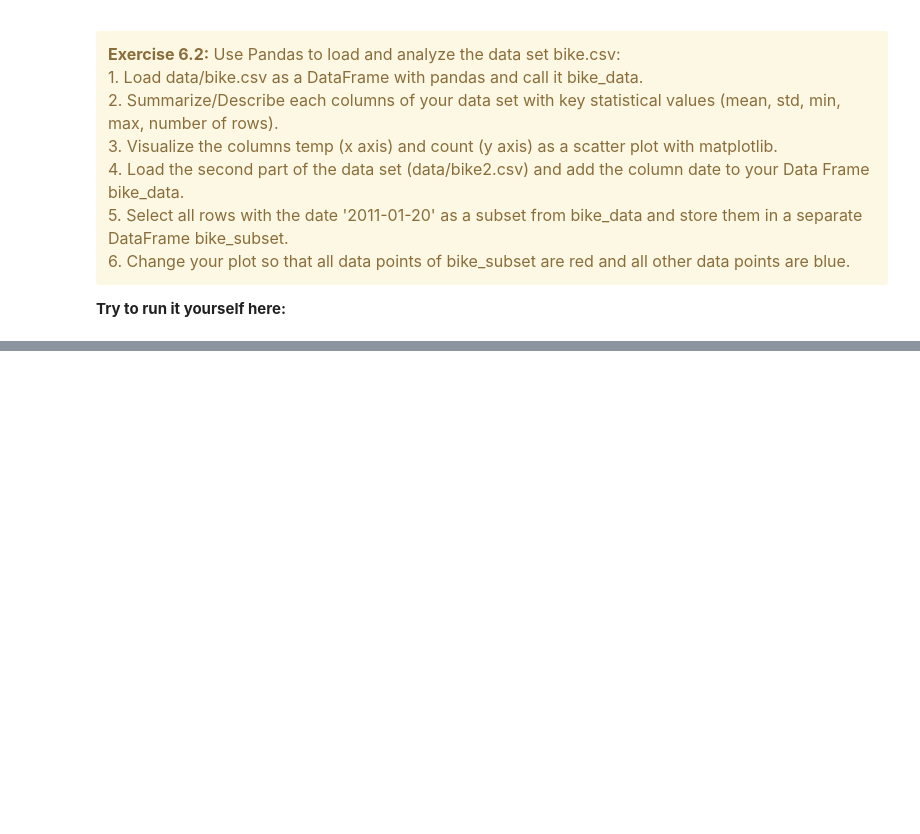
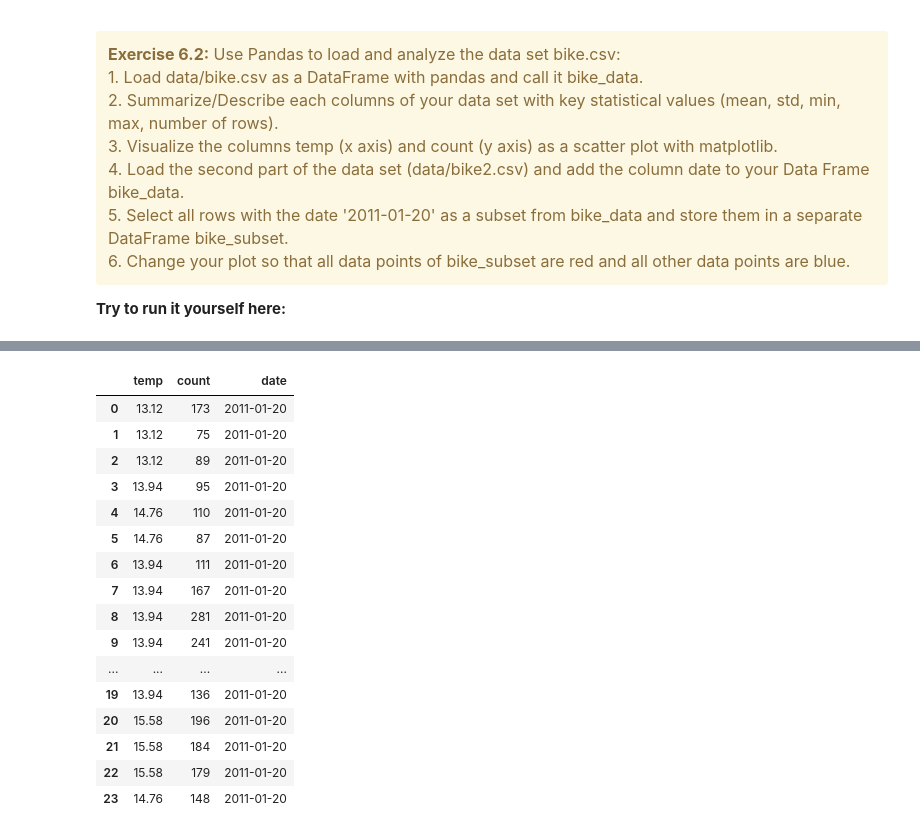
Before and after one commit to DataCompetency/PythonAdvanced, a Jupyter notebook: Session_3/Session3.ipynb, the cells around one changed output, grey strips where cells are left out. Cells and saved outputs as stored; diff of their text form; code cells hidden in the pictures; blank space fills up the shorter version.

```diff
--- a/Session_3/Session3.ipynb
+++ b/Session_3/Session3.ipynb
@@ -749,0 +858,20 @@ Use Pandas to load and analyze the data set bike.csv:<br>
+# %%
+bike_data_subset
+# %% [output]
+|  | temp | count | date |
+| 0 | 13.12 | 173 | 2011-01-20 |
+| 1 | 13.12 | 75 | 2011-01-20 |
+| 2 | 13.12 | 89 | 2011-01-20 |
+| 3 | 13.94 | 95 | 2011-01-20 |
+| 4 | 14.76 | 110 | 2011-01-20 |
+| 5 | 14.76 | 87 | 2011-01-20 |
+| 6 | 13.94 | 111 | 2011-01-20 |
+| 7 | 13.94 | 167 | 2011-01-20 |
+| 8 | 13.94 | 281 | 2011-01-20 |
+| 9 | 13.94 | 241 | 2011-01-20 |
+| ... | ... | ... | ... |
+| 19 | 13.94 | 136 | 2011-01-20 |
+| 20 | 15.58 | 196 | 2011-01-20 |
+| 21 | 15.58 | 184 | 2011-01-20 |
+| 22 | 15.58 | 179 | 2011-01-20 |
+| 23 | 14.76 | 148 | 2011-01-20 |
```
Also changed, not shown: parts of 9 cells of this notebook, 2 other files.
